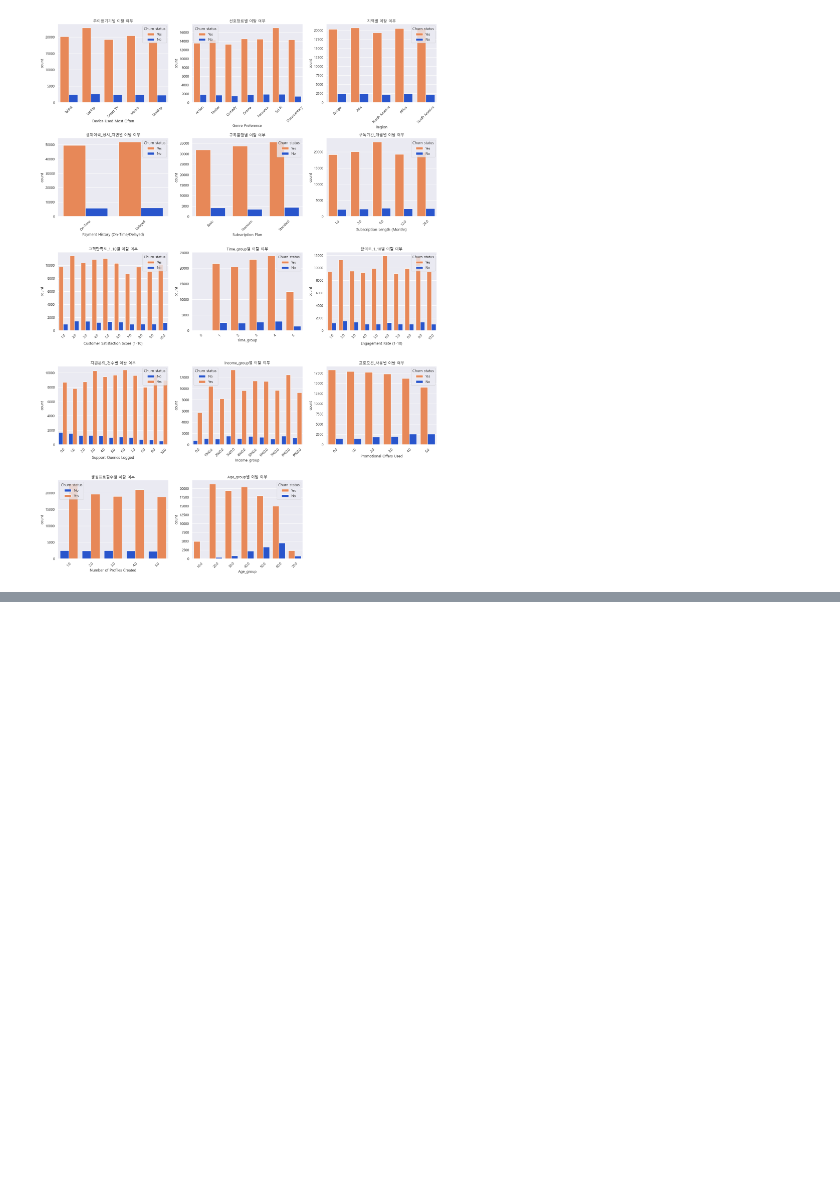
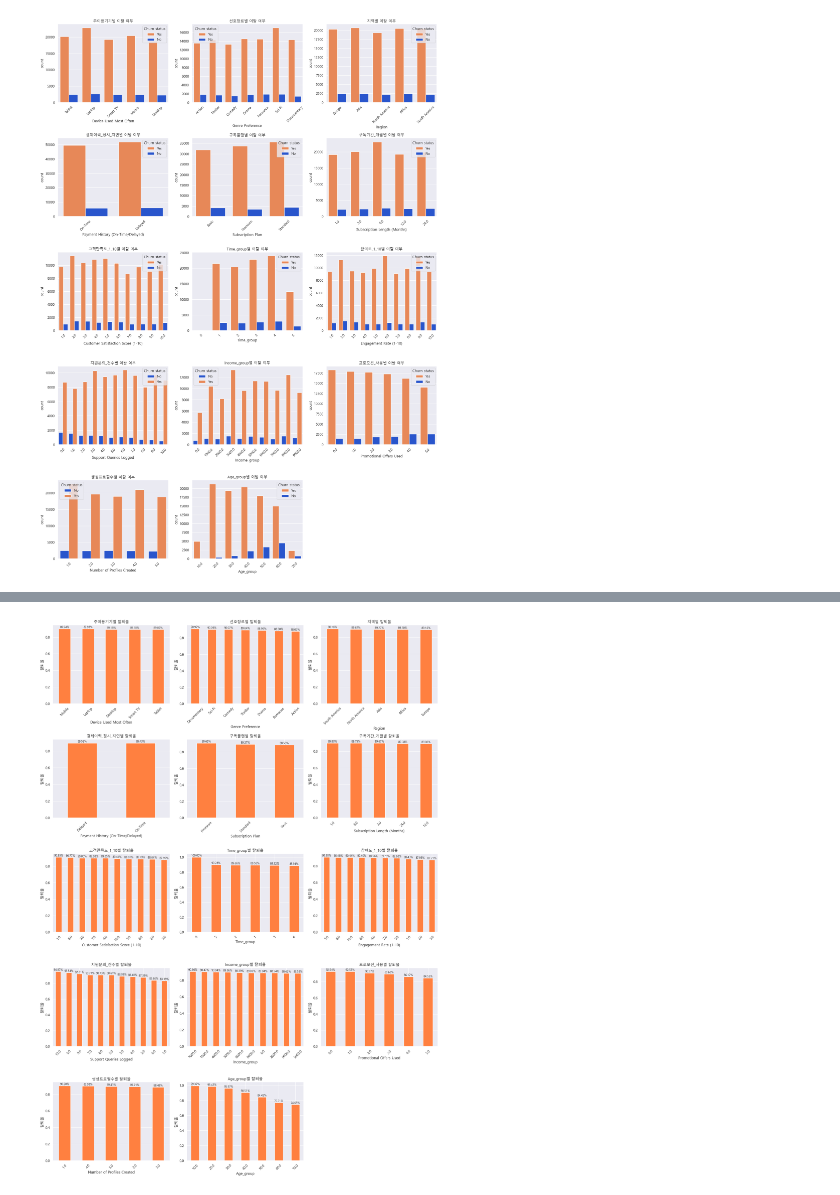
Before and after one commit to SKNetworks-AI19-250818/SKN19_2ND_3TEAM, a Jupyter notebook: EDA/eda_merge.ipynb, the cells around one changed output, grey strips where cells are left out. Saved outputs shown, nothing was run; the diff lists cells and outputs as text; code cells hidden in the pictures; blank space fills up the shorter version.

```diff
--- a/EDA/eda_merge.ipynb
+++ b/EDA/eda_merge.ipynb
@@ -1531,0 +1560,36 @@ plt.show()
+# %%
+import matplotlib.pyplot as plt
+import seaborn as sns
+import math
+
+cat_cols = ['Device Used Most Often', 'Genre Preference', 'Region', 'Payment History (On-Time/Delayed)', 'Subscription Plan']
+num_cols = [
+    'Subscription Length (Months)', 'Customer Satisfaction Score (1-10)', 'Time_group', 'Engagement Rate (1-10)',
+    'Support Queries Logged', 'Income_group', 'Promotional Offers Used', 'Number of Profiles Created', 'Age_group'
+]
+all_cols = cat_cols + num_cols
+
+n_cols = 3
+n_rows = math.ceil(len(all_cols)/n_cols)
+fig, axes = plt.subplots(n_rows, n_cols, figsize=(n_cols*6, n_rows*5))
+axes = axes.flatten()
+
+for i, col in enumerate(all_cols):
+    temp = df_merged.groupby(col)['Churn'].value_counts(normalize=True).unstack(fill_value=0)
+    temp = temp.sort_values('Yes', ascending=False)
+    temp['Yes'].plot(kind='bar', color='#FF8040', ax=axes[i])
+    axes[i].set_ylabel('탈퇴율')
+    axes[i].set_title(f'{rename_map.get(col,col)}별 탈퇴율')
+    axes[i].tick_params(axis='x', rotation=45)
+    for p in axes[i].patches:
+        axes[i].annotate(f'{p.get_height():.2%}', (p.get_x() + p.get_width()/2., p.get_height()),
+                         ha='center', va='bottom', fontsize=9)
+
+
+for j in range(i+1, len(axes)):
+    fig.delaxes(axes[j])
+
+plt.tight_layout()
+plt.show()
+# %% [output]
+[figure, added]
```
Also changed, not shown: parts of 30 cells of this notebook.
